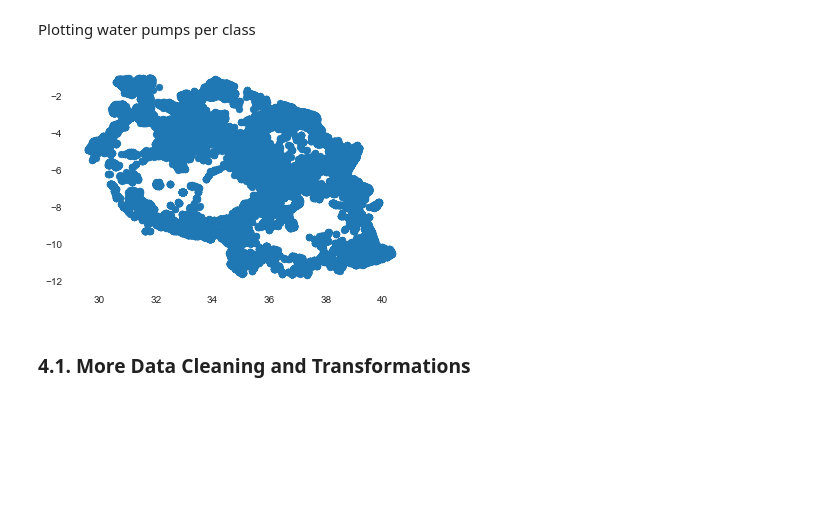
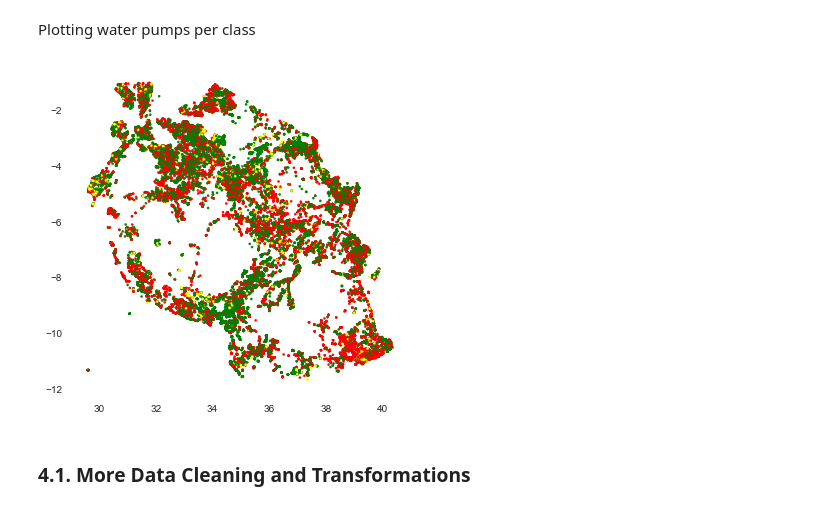
Before and after one commit to amritesh-palani/ML2, a Jupyter notebook: MLII_ GroupD.ipynb, the cells around one changed output. Saved outputs shown, nothing was run; the diff lists cells and outputs as text; code cells hidden in the pictures; blank space fills up the shorter version.

```diff
--- a/MLII_ GroupD.ipynb
+++ b/MLII_ GroupD.ipynb
@@ -856,13 +856,18 @@ pd.DataFrame(dataset.isna().sum()[dataset.isna().sum().ne(0)])
 #Which are functional and which are not per funder and installer top 20
 # %% [markdown]
 Plotting water pumps per class
-# %%
-plt.scatter(x=dataset['longitude'], y=dataset['latitude'])
-plt.show()
-
-#change color by target variable
-# %% [output]
-[figure, removed]
+# %%
+train = dataset[:59400]
+colors = {'non functional':'red', 'functional needs repair':'yellow', 'functional':'green', '*unknown*':'black'}
+
+plt.figure(figsize=(6, 6))
+plt.scatter(x = train['longitude'],
+            y = train['latitude'],
+            c = train['status_group'].apply(lambda x: colors[x]),
+            s = 5)
+plt.show()
+# %% [output]
+[figure, added]
 # %% [markdown]
 ### 4.1. More Data Cleaning and Transformations <a class="anchor" id="forth1-bullet"></a>
 # %% [markdown]
```
Also changed, not shown: parts of 19 cells of this notebook.
